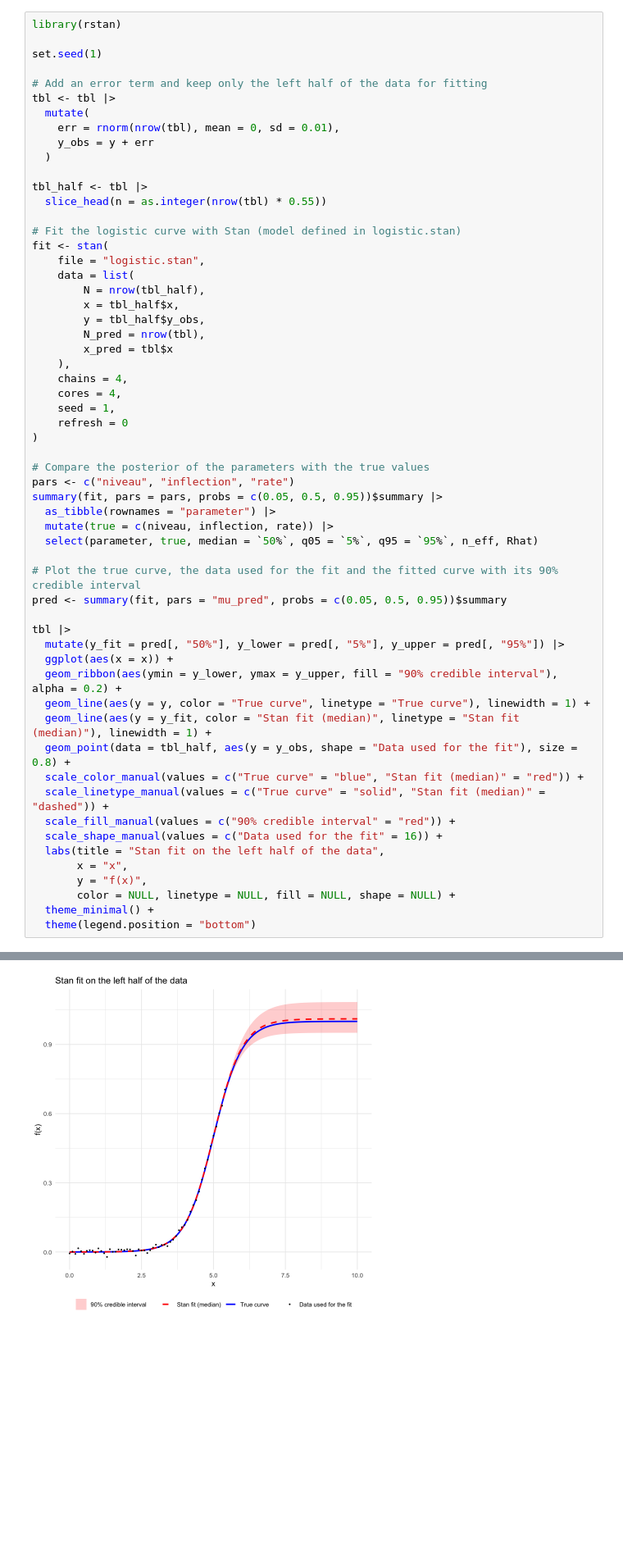
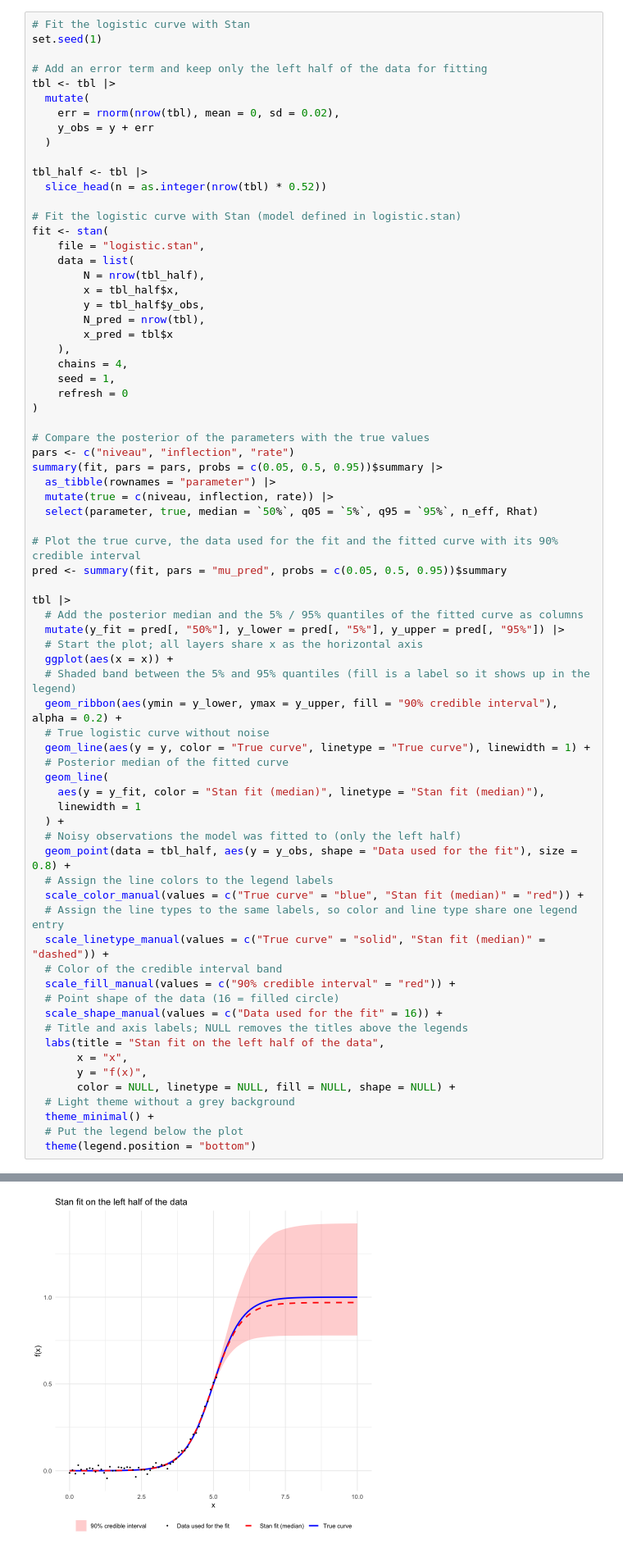
Before and after one commit to TimeTeleporter/logistic_fitting, a Jupyter notebook: logistic_fitting.ipynb, the cells around one changed output, grey strips where cells are left out. Shown at 82% size. Saved outputs shown, nothing was run; the diff lists cells and outputs as text; blank space fills up the shorter version.

Commit message:
Set rstan options and comment the plot code
Run chains on all cores, cache the compiled Stan model, and ignore the
cached .rds file.

Co-Authored-By: Claude Opus 5.5 <noreply@anthropic.com>

```diff
--- a/logistic_fitting.ipynb
+++ b/logistic_fitting.ipynb
@@ -36,19 +42,18 @@ ggplot(tbl, aes(x = x, y = y)) +
 # %% [output]
 [figure]
 # %%
-library(rstan)
-
+# Fit the logistic curve with Stan
 set.seed(1)
 
 # Add an error term and keep only the left half of the data for fitting
 tbl <- tbl |>
   mutate(
-    err = rnorm(nrow(tbl), mean = 0, sd = 0.01),
+    err = rnorm(nrow(tbl), mean = 0, sd = 0.02),
     y_obs = y + err
   )
 
 tbl_half <- tbl |>
-  slice_head(n = as.integer(nrow(tbl) * 0.55))
+  slice_head(n = as.integer(nrow(tbl) * 0.52))
 
 # Fit the logistic curve with Stan (model defined in logistic.stan)
 fit <- stan(
@@ -61,7 +66,6 @@ fit <- stan(
         x_pred = tbl$x
     ),
     chains = 4,
-    cores = 4,
     seed = 1,
     refresh = 0
 )
@@ -77,21 +81,37 @@ summary(fit, pars = pars, probs = c(0.05, 0.5, 0.95))$summary |>
 pred <- summary(fit, pars = "mu_pred", probs = c(0.05, 0.5, 0.95))$summary
 
 tbl |>
+  # Add the posterior median and the 5% / 95% quantiles of the fitted curve as columns
   mutate(y_fit = pred[, "50%"], y_lower = pred[, "5%"], y_upper = pred[, "95%"]) |>
+  # Start the plot; all layers share x as the horizontal axis
   ggplot(aes(x = x)) +
+  # Shaded band between the 5% and 95% quantiles (fill is a label so it shows up in the legend)
   geom_ribbon(aes(ymin = y_lower, ymax = y_upper, fill = "90% credible interval"), alpha = 0.2) +
+  # True logistic curve without noise
   geom_line(aes(y = y, color = "True curve", linetype = "True curve"), linewidth = 1) +
-  geom_line(aes(y = y_fit, color = "Stan fit (median)", linetype = "Stan fit (median)"), linewidth = 1) +
+  # Posterior median of the fitted curve
+  geom_line(
+    aes(y = y_fit, color = "Stan fit (median)", linetype = "Stan fit (median)"),
+    linewidth = 1
+  ) +
+  # Noisy observations the model was fitted to (only the left half)
   geom_point(data = tbl_half, aes(y = y_obs, shape = "Data used for the fit"), size = 0.8) +
+  # Assign the line colors to the legend labels
   scale_color_manual(values = c("True curve" = "blue", "Stan fit (median)" = "red")) +
+  # Assign the line types to the same labels, so color and line type share one legend entry
   scale_linetype_manual(values = c("True curve" = "solid", "Stan fit (median)" = "dashed")) +
+  # Color of the credible interval band
   scale_fill_manual(values = c("90% credible interval" = "red")) +
+  # Point shape of the data (16 = filled circle)
   scale_shape_manual(values = c("Data used for the fit" = 16)) +
+  # Title and axis labels; NULL removes the titles above the legends
   labs(title = "Stan fit on the left half of the data",
        x = "x",
        y = "f(x)",
        color = NULL, linetype = NULL, fill = NULL, shape = NULL) +
+  # Light theme without a grey background
   theme_minimal() +
+  # Put the legend below the plot
   theme(legend.position = "bottom")
 # %% [output]
 A tibble: 3 × 7
@@ -103 +123 @@ A tibble: 3 × 7
-[figure, old version]
+[figure, new version]
```
Also changed, not shown: parts of 2 cells of this notebook, 1 other file.
